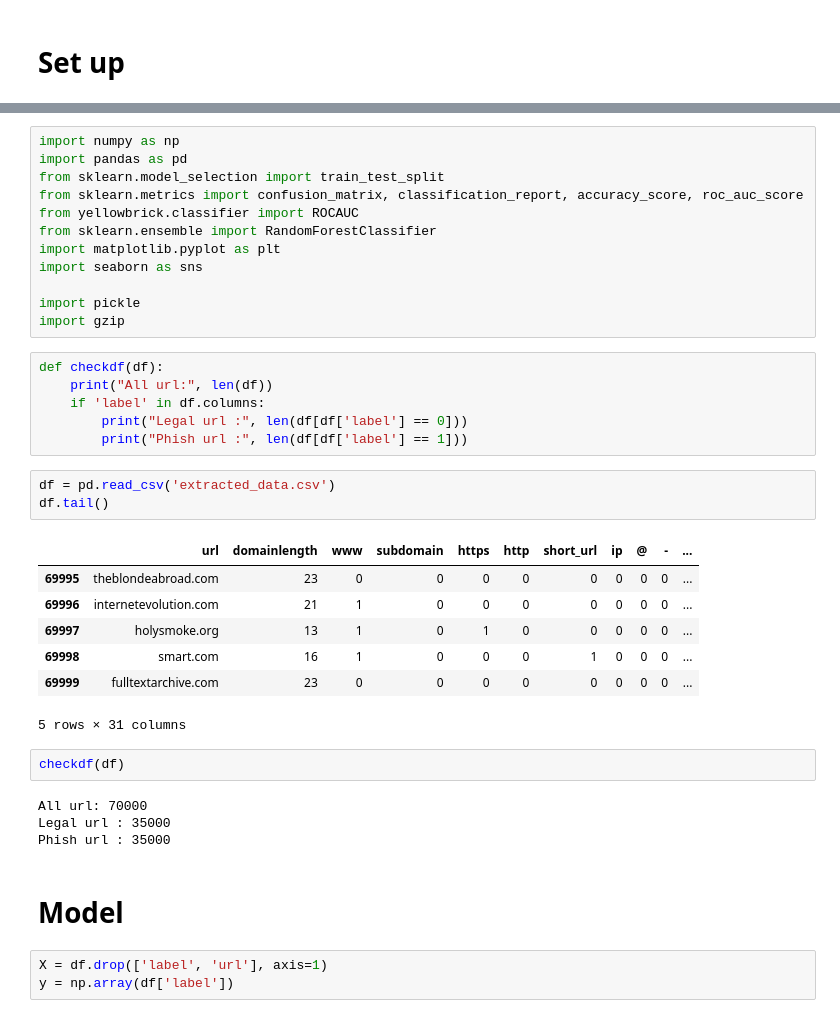
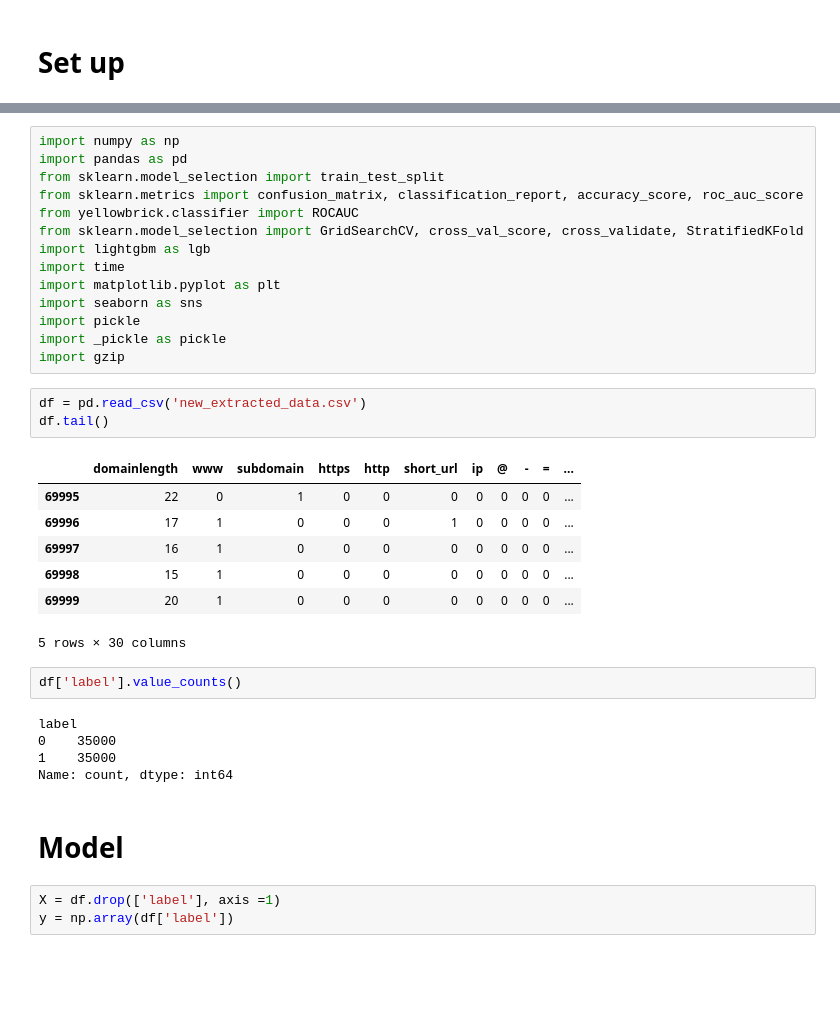
Before and after one commit to Senior-Synergy/linkscope-back, a Jupyter notebook: model/model_final.ipynb, the cells around one changed output, grey strips where cells are left out. Saved outputs shown, nothing was run; the diff lists cells and outputs as text; blank space fills up the shorter version.

```diff
--- a/model/model_final.ipynb
+++ b/model/model_final.ipynb
@@ -33,38 +6,35 @@ import pandas as pd
 from sklearn.model_selection import train_test_split
 from sklearn.metrics import confusion_matrix, classification_report, accuracy_score, roc_auc_score
 from yellowbrick.classifier import ROCAUC
-from sklearn.ensemble import RandomForestClassifier
+from sklearn.model_selection import GridSearchCV, cross_val_score, cross_validate, StratifiedKFold
+import lightgbm as lgb
+import time
 import matplotlib.pyplot as plt
 import seaborn as sns
-
 import pickle
+import _pickle as pickle
 import gzip
-# %%
-def checkdf(df):
-    print("All url:", len(df))
-    if 'label' in df.columns:
-        print("Legal url :", len(df[df['label'] == 0]))
-        print("Phish url :", len(df[df['label'] == 1]))
 # %%
-df = pd.read_csv('extracted_data.csv')
+df = pd.read_csv('new_extracted_data.csv')
 df.tail()
 # %% [output]
-|  | url | domainlength | www | subdomain | https | http | short_url | ip | @ | - | ... |
-| 69995 | theblondeabroad.com | 23 | 0 | 0 | 0 | 0 | 0 | 0 | 0 | 0 | ... |
-| 69996 | internetevolution.com | 21 | 1 | 0 | 0 | 0 | 0 | 0 | 0 | 0 | ... |
-| 69997 | holysmoke.org | 13 | 1 | 0 | 1 | 0 | 0 | 0 | 0 | 0 | ... |
-| 69998 | smart.com | 16 | 1 | 0 | 0 | 0 | 1 | 0 | 0 | 0 | ... |
-| 69999 | fulltextarchive.com | 23 | 0 | 0 | 0 | 0 | 0 | 0 | 0 | 0 | ... |
+|  | domainlength | www | subdomain | https | http | short_url | ip | @ | - | = | ... |
+| 69995 | 22 | 0 | 1 | 0 | 0 | 0 | 0 | 0 | 0 | 0 | ... |
+| 69996 | 17 | 1 | 0 | 0 | 0 | 1 | 0 | 0 | 0 | 0 | ... |
+| 69997 | 16 | 1 | 0 | 0 | 0 | 0 | 0 | 0 | 0 | 0 | ... |
+| 69998 | 15 | 1 | 0 | 0 | 0 | 0 | 0 | 0 | 0 | 0 | ... |
+| 69999 | 20 | 1 | 0 | 0 | 0 | 0 | 0 | 0 | 0 | 0 | ... |
-5 rows × 31 columns
+5 rows × 30 columns
 # %%
-checkdf(df)
+df['label'].value_counts()
 # %% [output]
-All url: 70000
-Legal url : 35000
-Phish url : 35000
+label
+0    35000
+1    35000
+Name: count, dtype: int64
 # %% [markdown]
 # Model
 # %%
-X = df.drop(['label', 'url'], axis=1)
+X = df.drop(['label'], axis =1)
 y = np.array(df['label'])
 # %%
```
Also changed, not shown: parts of 33 cells of this notebook, 2 other files.
